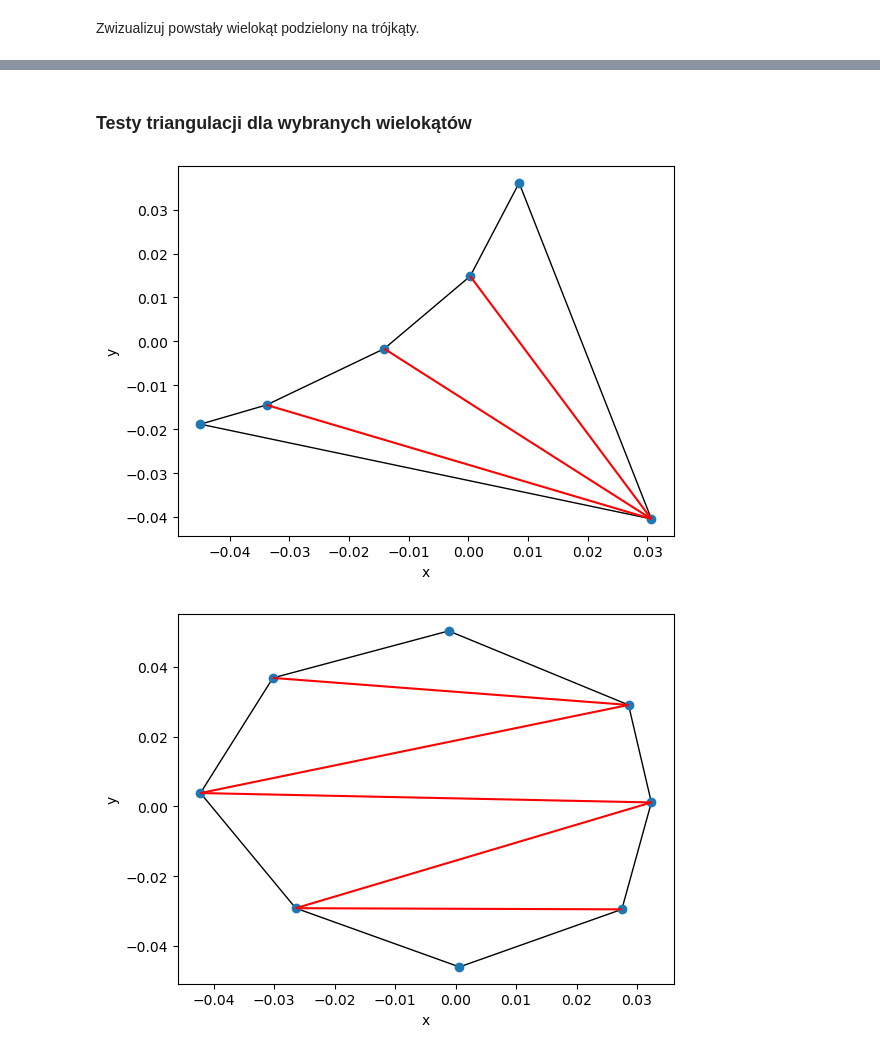
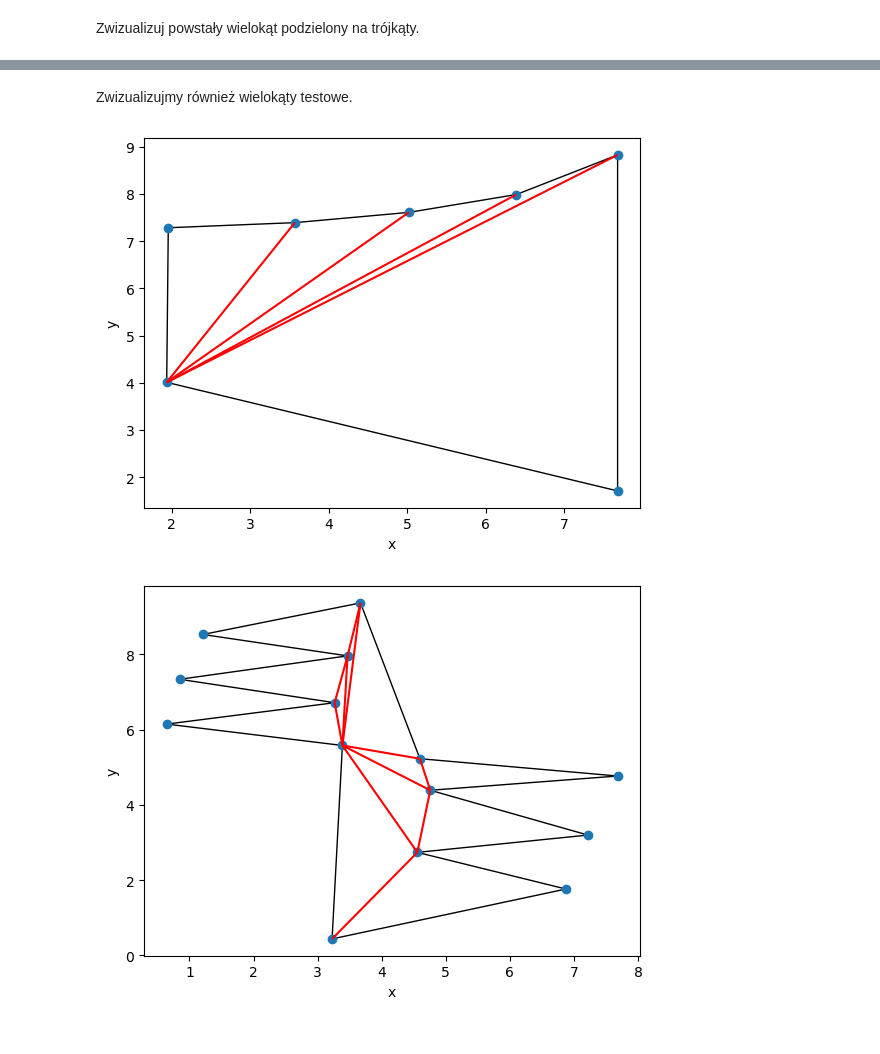
Before and after one commit to WSm-77/geometric_algorithms, a Jupyter notebook: lab3/main.ipynb, the cells around one changed output, grey strips where cells are left out. Saved outputs shown, nothing was run; the diff lists cells and outputs as text; code cells hidden in the pictures.

Commit message:
Add test sets

```diff
--- a/lab3/main.ipynb
+++ b/lab3/main.ipynb
@@ -222,0 +233,10 @@ polygon = get_polygon()
+# %%
+polygonTest1 = [(np.float64(7.681451612903226), np.float64(8.825757575757576)),
+                (np.float64(6.391129032258064), np.float64(7.987012987012989)),
+                (np.float64(5.02016129032258), np.float64(7.60822510822511)),
+                (np.float64(3.5685483870967745), np.float64(7.391774891774892)),
+                (np.float64(1.9556451612903225), np.float64(7.283549783549784)),
+                (np.float64(1.935483870967742), np.float64(4.00974025974026)),
+                (np.float64(7.681451612903226), np.float64(1.70995670995671))]
+
+draw_polygon(polygonTest1)
@@ -727,16 +855,14 @@ draw_polygon_tri(polygon, [(polygon[x], polygon[y]) for (x, y) in tri])
-# %% [markdown]
-### Testy triangulacji dla wybranych wielokątów
+# %% [markdown]
+Zwizualizujmy również wielokąty testowe.
 # %%
 %matplotlib inline
-polygonFromFile = load_polygon_from_file("/home/wiktor/university/sem3/geometrical_algorithms/bit-algo-vis-tool/bitalg/tests/test3_tests/task3/test_3_3_1.in")
-tri = triangulation(polygonFromFile)
-draw_polygon_tri(polygonFromFile, [(polygonFromFile[x], polygonFromFile[y]) for (x, y) in tri])
+tri = triangulation(polygonTest1)
+draw_polygon_tri(polygonTest1, [(polygonTest1[x], polygonTest1[y]) for (x, y) in tri])
 # %% [output]
-[figure, old version]
+[figure, new version]
 # %%
 %matplotlib inline
-polygonFromFile = load_polygon_from_file("/home/wiktor/university/sem3/geometrical_algorithms/bit-algo-vis-tool/bitalg/tests/test3_tests/task3/test_3_3_2.in")
-tri = triangulation(polygonFromFile)
-draw_polygon_tri(polygonFromFile, [(polygonFromFile[x], polygonFromFile[y]) for (x, y) in tri])
+tri = triangulation(polygonTest2)
+draw_polygon_tri(polygonTest2, [(polygonTest2[x], polygonTest2[y]) for (x, y) in tri])
 # %% [output]
-[figure, old version]
+[figure, new version]
```
Also changed, not shown: parts of 38 cells of this notebook.
